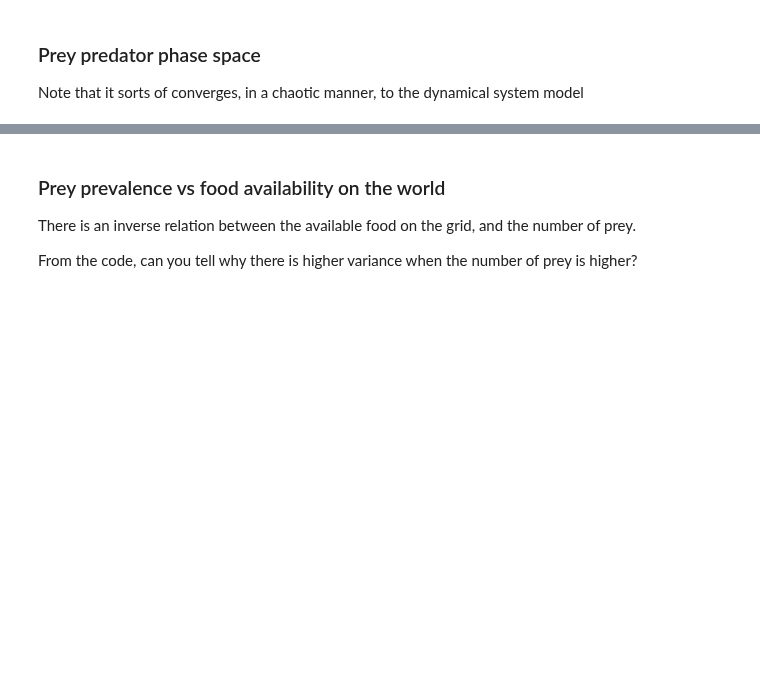
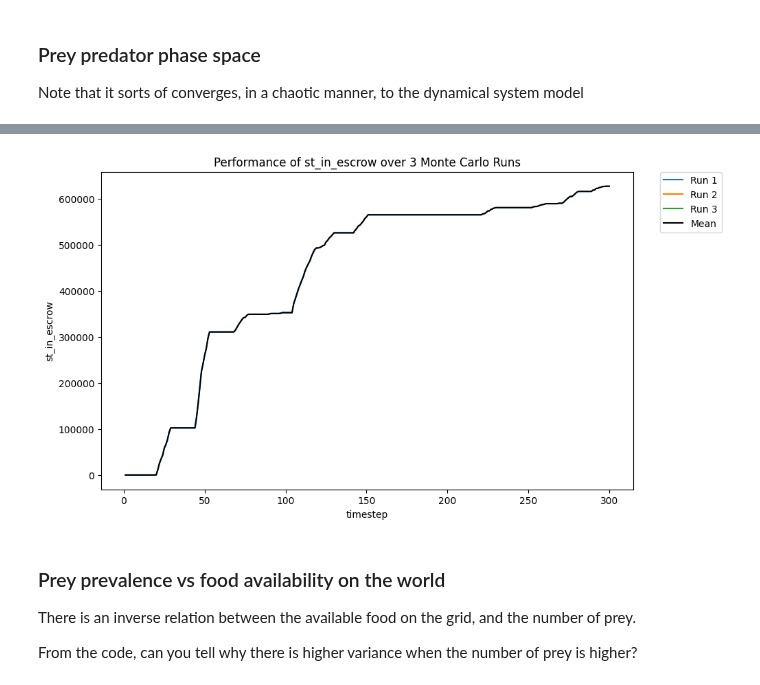
Before and after one commit to collectif-dao/dg-research, a Jupyter notebook: predator-prey-abm.ipynb, the cells around one changed output, grey strips where cells are left out. Cells and saved outputs as stored; diff of their text form; code cells hidden in the pictures; blank space fills up the shorter version.

```diff
--- a/predator-prey-abm.ipynb
+++ b/predator-prey-abm.ipynb
@@ -97,3 +83,7 @@ monte_carlo_plot(rdf, "timestep", "timestep", "prey_count", 3)
+# %%
+monte_carlo_plot(rdf, "timestep", "timestep", "st_in_escrow", 3)
+# %% [output]
+[figure, added]
 # %% [markdown]
 ### Prey prevalence vs food availability on the world
 
```
Also changed, not shown: parts of 5 cells of this notebook, 8 other files.
